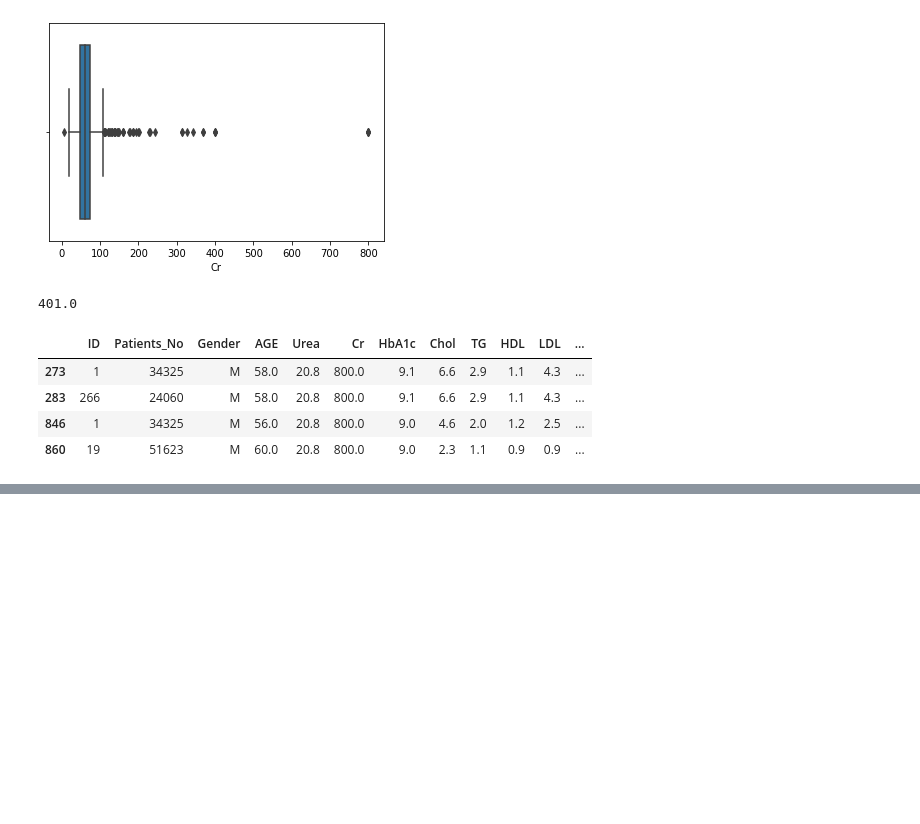
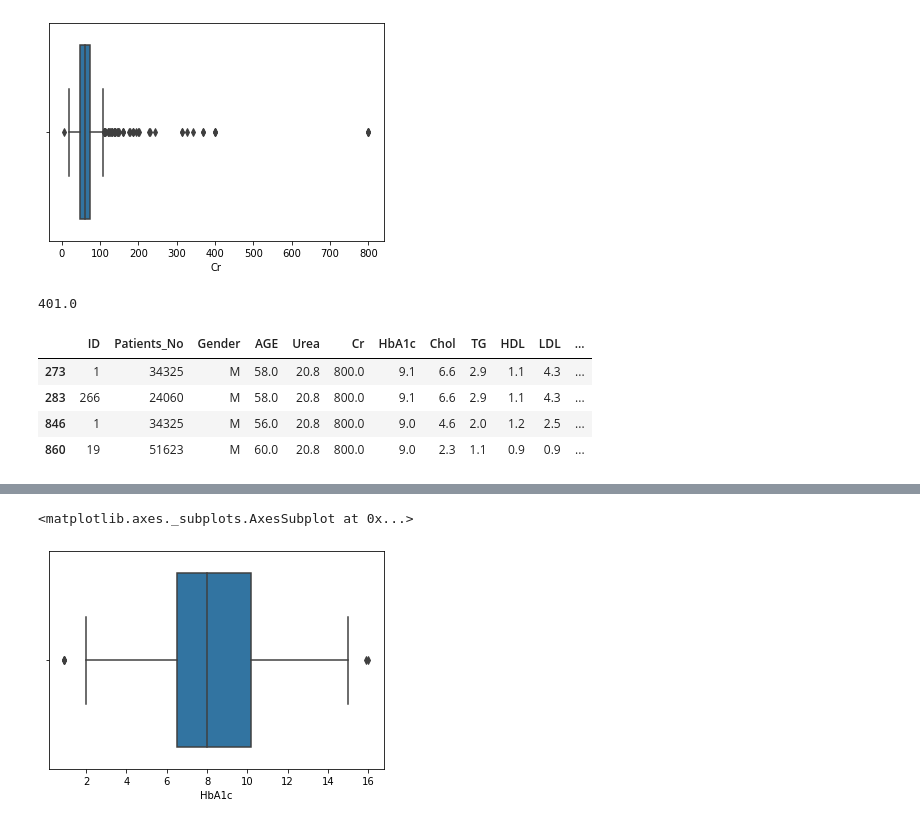
Before and after one commit to dilaraesmer/Data-Cleaning, a Jupyter notebook: Data_Cleaning.ipynb, the cells around one changed output, grey strips where cells are left out. Cells and saved outputs as stored; diff of their text form; code cells hidden in the pictures; blank space fills up the shorter version.

```diff
--- a/Data_Cleaning.ipynb
+++ b/Data_Cleaning.ipynb
@@ -185,0 +195,6 @@ df1[df1["Cr"] > max_cr]
+# %%
+# Checking for outliers in "HbA1c" column
+sns.boxplot(df2["HbA1c"])
+# %% [output]
+<matplotlib.axes._subplots.AxesSubplot at 0x...>
+[figure, added]
```
Also changed, not shown: parts of 2 cells of this notebook.
